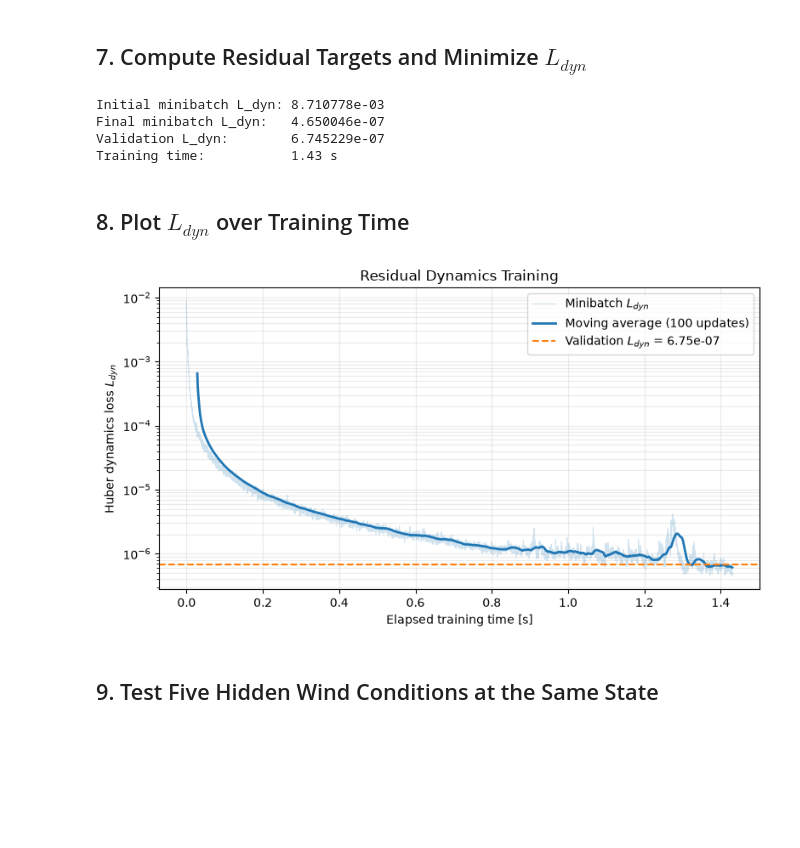
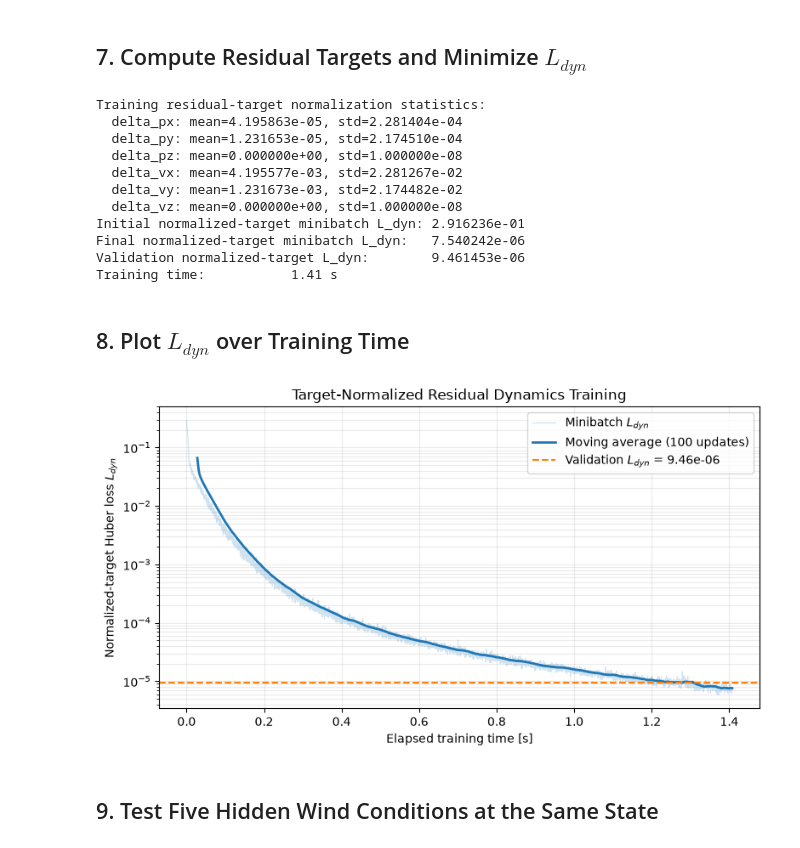
Before and after one commit to dimitriasilveria/variational_neural_dynamics, a Jupyter notebook: examples/state_hovering/train_residual_dyn.ipynb, the cells around one changed output. Cells and saved outputs as stored; diff of their text form; code cells hidden in the pictures; blank space fills up the shorter version.

```diff
--- a/examples/state_hovering/train_residual_dyn.ipynb
+++ b/examples/state_hovering/train_residual_dyn.ipynb
@@ -30,7 +30,7 @@ key_init, key_bptt = jax.random.split(key, 2)
 # %%
 # simulation dynamics config
 sim_dyn_config = {
-    "use_high_fidelity": True,           # stand-in for the disturbed/real system
+    "use_high_fidelity": False,           # stand-in for the disturbed/real system
     "use_forward_residual": False,       # whether to use residual dynamics in forward simulation
 }
 
@@ -267,12 +267,33 @@ input_std = dataset["state_action"][train_indices].std(axis=0)
 input_std = jnp.maximum(input_std, 1e-6)
 normalized_inputs = (dataset["state_action"] - input_mean) / input_std
 
+# Standardize each residual coordinate using training transitions only. The
+# network and Huber loss operate in these normalized target coordinates; all
+# downstream evaluations convert predictions back to physical units.
+residual_target_mean = residual_targets[train_indices].mean(axis=0)
+residual_target_std = jnp.maximum(
+    residual_targets[train_indices].std(axis=0), 1e-8
+)
+normalized_residual_targets = (
+    residual_targets - residual_target_mean
+) / residual_target_std
+
 train_inputs = normalized_inputs[train_indices]
 train_latents = dataset["latent_z"][train_indices]
-train_targets = residual_targets[train_indices]
+train_targets = normalized_residual_targets[train_indices]
 validation_inputs = normalized_inputs[validation_indices]
 validation_latents = dataset["latent_z"][validation_indices]
-validation_targets = residual_targets[validation_indices]
+validation_targets = normalized_residual_targets[validation_indices]
+
+component_names = [
+    "delta_px", "delta_py", "delta_pz",
+    "delta_vx", "delta_vy", "delta_vz",
+]
+print("Training residual-target normalization statistics:")
+for name, mean, std in zip(
+    component_names, residual_target_mean, residual_target_std
+):
+    print(f"  {name:>8s}: mean={mean:.6e}, std={std:.6e}")
 
 huber_delta = 1.0
 batch_size = min(2048, num_train)
@@ -280,7 +301,7 @@ num_training_steps = 5000
 
 def dynamics_loss(params, inputs, latents, targets):
     predictions = residual_model.apply(params, inputs, latents)
-    # Mean over both transitions and residual coordinates implements L_dyn.
+    # Mean over transitions and normalized residual coordinates implements L_dyn.
     return optax.huber_loss(
         predictions, targets, delta=huber_delta
     ).mean()
@@ -325,15 +346,22 @@ validation_loss = dynamics_loss(
     validation_targets,
 )
 
-print(f"Initial minibatch L_dyn: {training_losses[0]:.6e}")
-print(f"Final minibatch L_dyn:   {training_losses[-1]:.6e}")
-print(f"Validation L_dyn:        {validation_loss:.6e}")
+print(f"Initial normalized-target minibatch L_dyn: {training_losses[0]:.6e}")
+print(f"Final normalized-target minibatch L_dyn:   {training_losses[-1]:.6e}")
+print(f"Validation normalized-target L_dyn:        {validation_loss:.6e}")
 print(f"Training time:           {training_duration_seconds:.2f} s")
 # %% [output]
-Initial minibatch L_dyn: 8.710778e-03
-Final minibatch L_dyn:   4.650046e-07
-Validation L_dyn:        6.745229e-07
-Training time:           1.43 s
+Training residual-target normalization statistics:
+  delta_px: mean=4.195863e-05, std=2.281404e-04
+  delta_py: mean=1.231653e-05, std=2.174510e-04
+  delta_pz: mean=0.000000e+00, std=1.000000e-08
+  delta_vx: mean=4.195577e-03, std=2.281267e-02
+  delta_vy: mean=1.231673e-03, std=2.174482e-02
+  delta_vz: mean=0.000000e+00, std=1.000000e-08
+Initial normalized-target minibatch L_dyn: 2.916236e-01
+Final normalized-target minibatch L_dyn:   7.540242e-06
+Validation normalized-target L_dyn:        9.461453e-06
+Training time:           1.41 s
 # %% [markdown]
 ## 8. Plot $L_{dyn}$ over Training Time
 # %%
@@ -345,36 +373,36 @@ elapsed_training_time = jnp.linspace(
 loss_for_plot = jnp.maximum(training_losses, 1e-12)
 
 smoothing_window = min(100, training_losses.shape[0])
 smoothing_kernel = jnp.ones(smoothing_window) / smoothing_window
 smoothed_loss = jnp.convolve(
     loss_for_plot, smoothing_kernel, mode="valid"
 )
 smoothed_time = elapsed_training_time[smoothing_window - 1:]
 
 fig, ax = plt.subplots(figsize=(8, 4.5))
 ax.plot(
     elapsed_training_time, loss_for_plot,
     color="tab:blue", alpha=0.2, linewidth=0.8, label="Minibatch $L_{dyn}$"
 )
 ax.plot(
     smoothed_time, smoothed_loss,
     color="tab:blue", linewidth=2.0,
     label=f"Moving average ({smoothing_window} updates)"
 )
 ax.axhline(
     validation_loss, color="tab:orange", linestyle="--",
     label=f"Validation $L_{{dyn}}$ = {validation_loss:.2e}"
 )
 ax.set_xlabel("Elapsed training time [s]")
-ax.set_ylabel("Huber dynamics loss $L_{dyn}$")
+ax.set_ylabel("Normalized-target Huber loss $L_{dyn}$")
 ax.set_yscale("log")
-ax.set_title("Residual Dynamics Training")
+ax.set_title("Target-Normalized Residual Dynamics Training")
 ax.grid(True, which="both", alpha=0.25)
 ax.legend()
 fig.tight_layout()
 plt.show()
 # %% [output]
-[figure, old version]
+[figure, new version]
 # %% [markdown]
 ## 9. Test Five Hidden Wind Conditions at the Same State
 # %%
```
Also changed, not shown: parts of 6 cells of this notebook.
